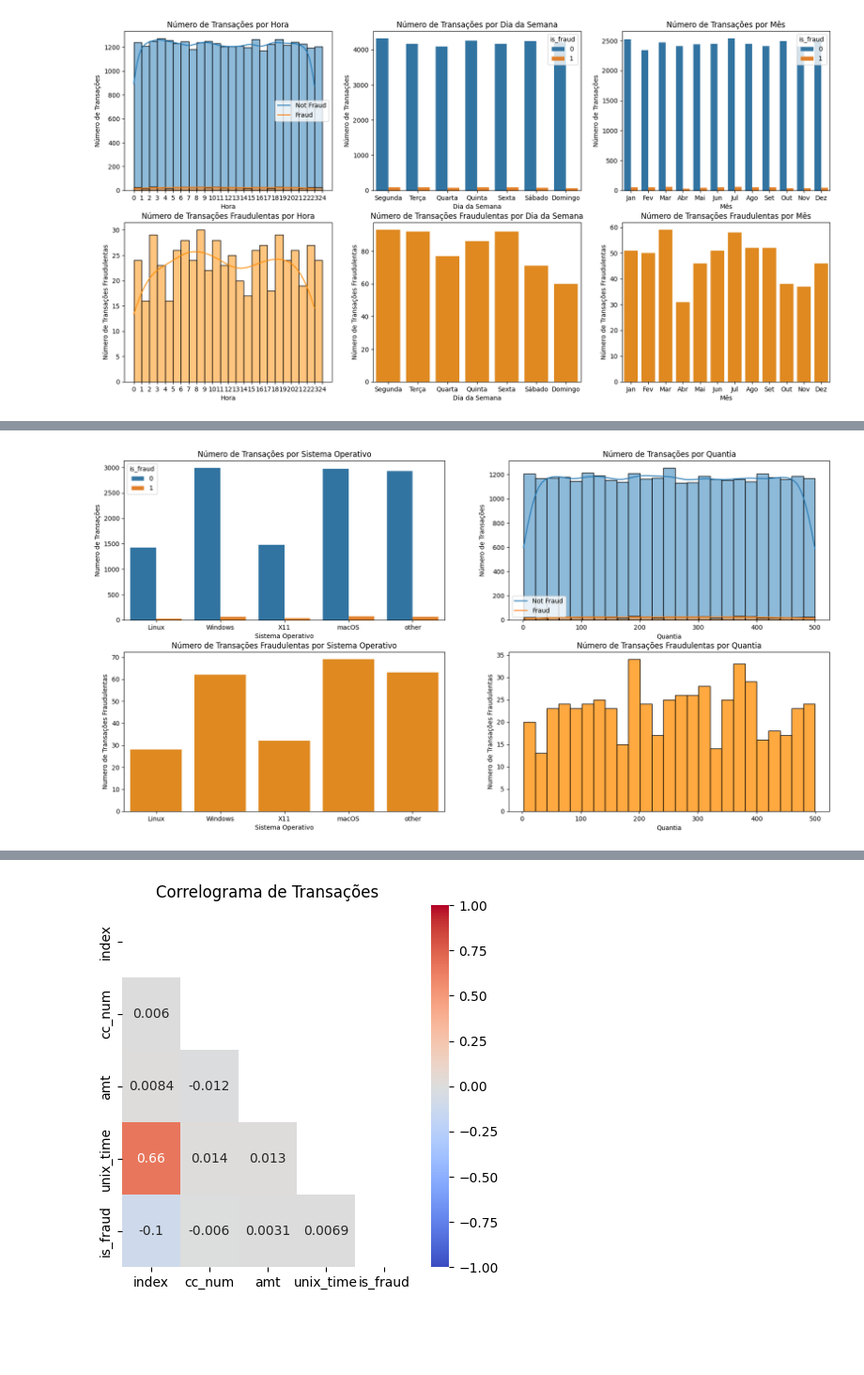
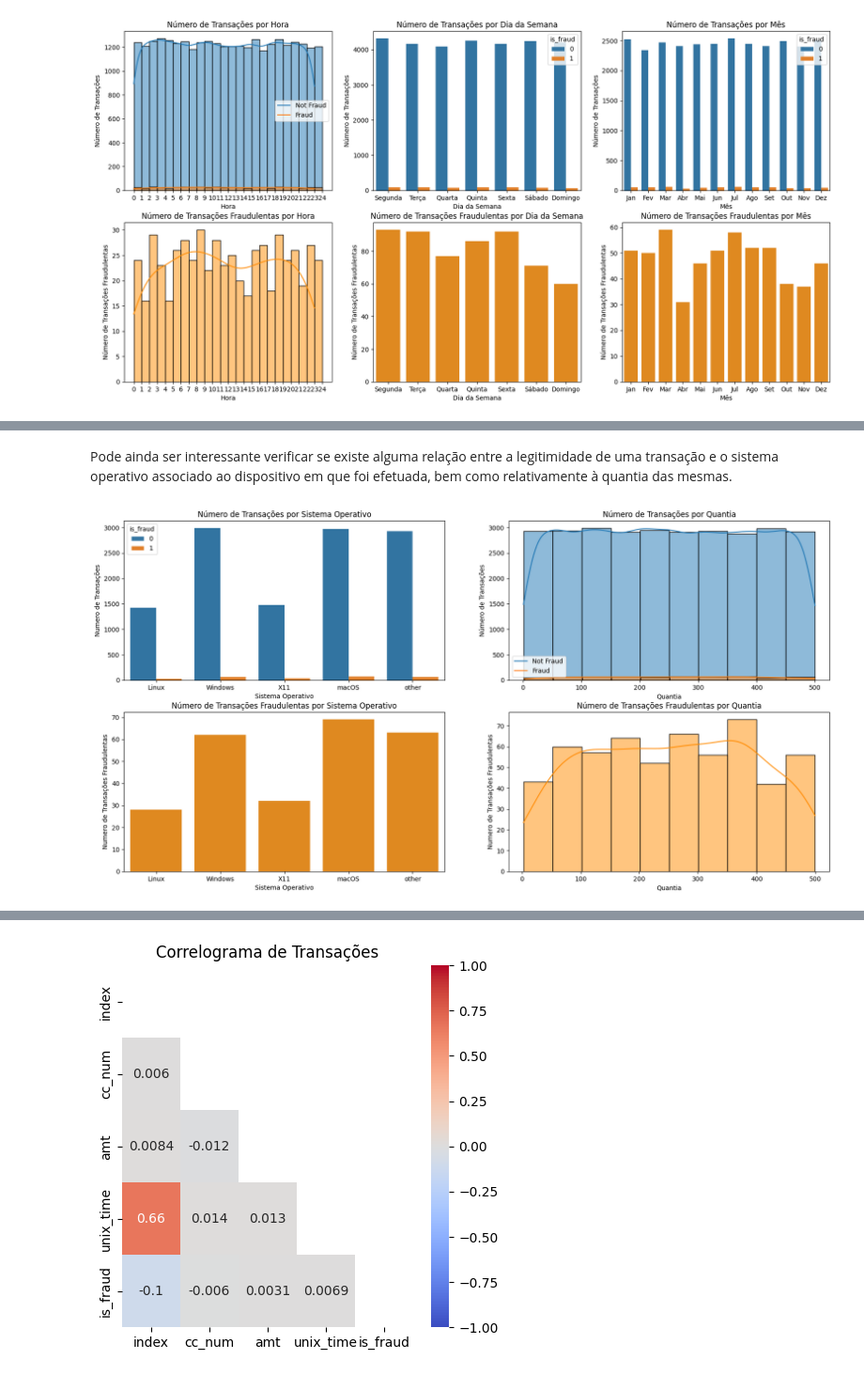
Before and after one commit to manelneto/fraud, a Jupyter notebook: task1.ipynb, the cells around one changed output, grey strips where cells are left out. Shown at 94% size. Drawn from its saved outputs; the diff is of its cells as text; code cells hidden in the pictures; blank space fills up the shorter version.

```diff
--- a/task1.ipynb
+++ b/task1.ipynb
@@ -442,22 +588,24 @@ transactions = transactions.drop('month', axis = 1)
+# %% [markdown]
+Pode ainda ser interessante verificar se existe alguma relação entre a legitimidade de uma transação e o sistema operativo associado ao dispositivo em que foi efetuada, bem como relativamente à quantia das mesmas.
 # %%
 plt.figure(figsize = (20, 10))
 
 plt.subplot(2, 2, 1)
 sb.countplot(data = transactions, x = 'device_os', hue = 'is_fraud', order = sorted(transactions['device_os'].dropna().unique()))
 contextualize('Número de Transações por Sistema Operativo', 'Sistema Operativo', 'Numero de Transações')
 
 plt.subplot(2, 2, 2)
-sb.histplot(data = transactions[transactions['is_fraud'] == 0]['amt'], label = 'Not Fraud', bins = 25, kde = True)
-sb.histplot(data = transactions[transactions['is_fraud'] == 1]['amt'], label = 'Fraud', bins = 25, kde = True)
+sb.histplot(data = transactions[transactions['is_fraud'] == 0]['amt'], label = 'Not Fraud', bins = 10, kde = True)
+sb.histplot(data = transactions[transactions['is_fraud'] == 1]['amt'], label = 'Fraud', bins = 10, kde = True)
 plt.legend(plt.gca().get_legend_handles_labels()[1])
 contextualize('Número de Transações por Quantia', 'Quantia', 'Número de Transações')
 
 plt.subplot(2, 2, 3)
 sb.countplot(data = transactions[transactions['is_fraud'] == 1], x = 'device_os', color = 'darkorange', order = sorted(transactions['device_os'].dropna().unique()))
 contextualize('Número de Transações Fraudulentas por Sistema Operativo', 'Sistema Operativo', 'Numero de Transações Fraudulentas')
 
 plt.subplot(2, 2, 4)
-sb.histplot(data = transactions[transactions['is_fraud'] == 1]['amt'], bins = 25, color = 'darkorange')
+sb.histplot(data = transactions[transactions['is_fraud'] == 1]['amt'], bins = 10, kde = True, color = 'darkorange')
 contextualize('Número de Transações Fraudulentas por Quantia', 'Quantia', 'Numero de Transações Fraudulentas')
 # %% [output]
-[figure, old version]
+[figure, new version]
```
Also changed, not shown: parts of 191 cells of this notebook, 3 other files.
